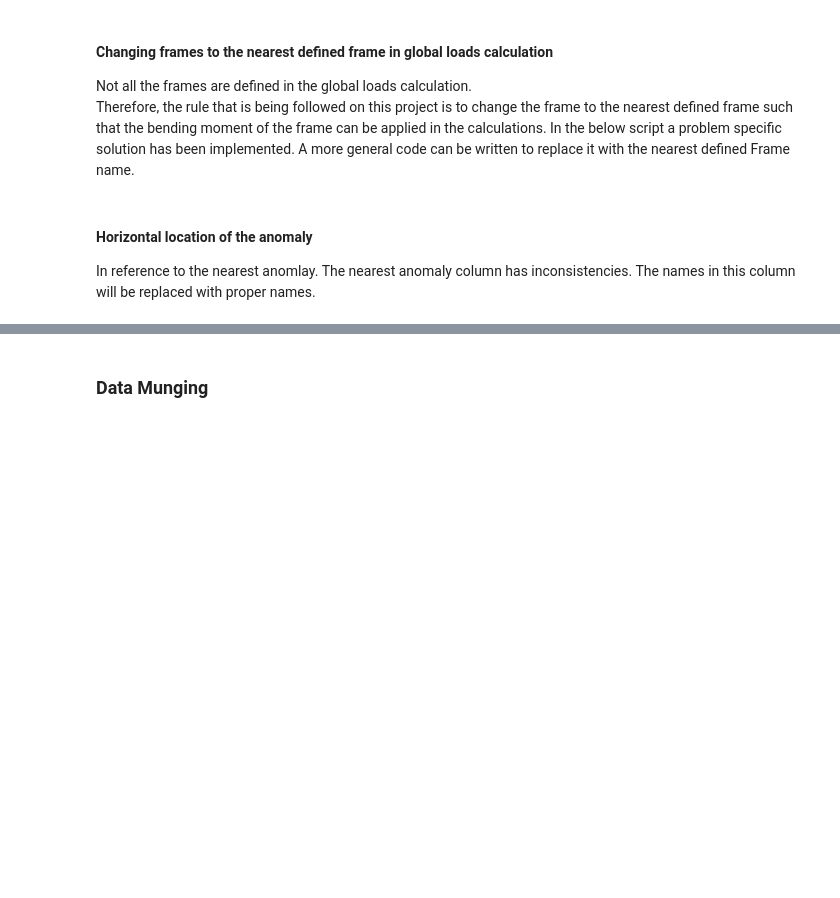
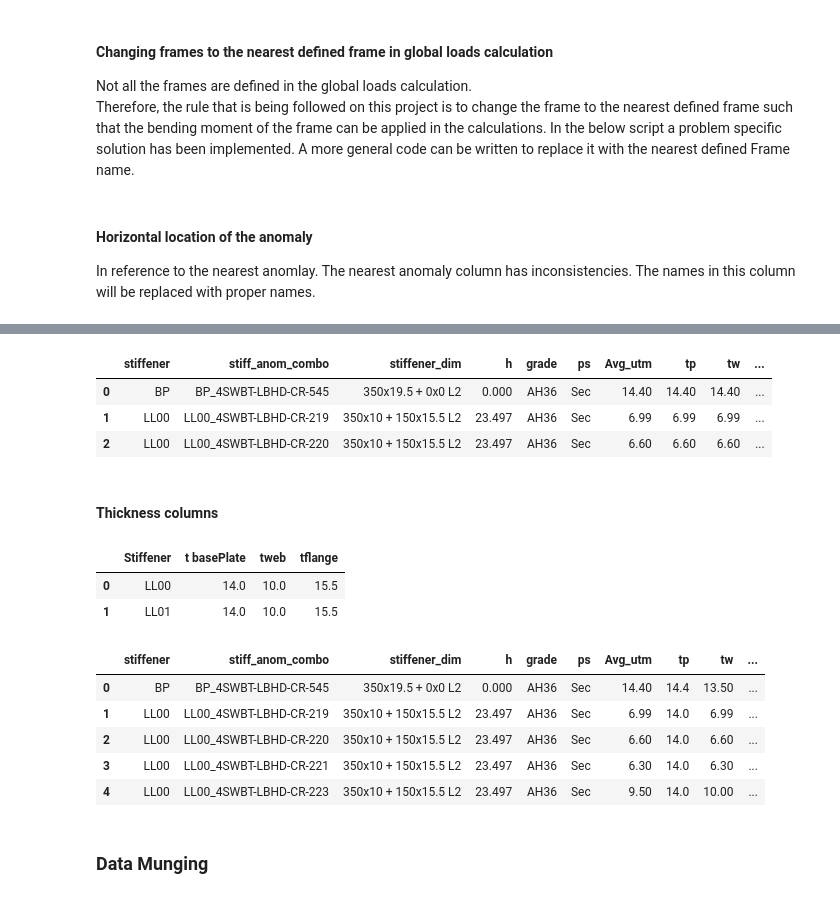
Before and after one commit to nishamnisham/PythonScripts, a Jupyter notebook: XLWINGS/jad_fmeca_b5_operation_calc.ipynb, the cells around one changed output, grey strips where cells are left out. Cells and saved outputs as stored; diff of their text form; code cells hidden in the pictures; blank space fills up the shorter version.

```diff
--- a/XLWINGS/jad_fmeca_b5_operation_calc.ipynb
+++ b/XLWINGS/jad_fmeca_b5_operation_calc.ipynb
@@ -104,0 +133,15 @@ df['nearest_transverse'] = df['nearest_transverse'].map(map_nearest_trns)
+# %%
+df.head(3)
+# %% [output]
+|  | stiffener | stiff_anom_combo | stiffener_dim | h | grade | ps | Avg_utm | tp | tw | ... |
+| 0 | BP | BP_4SWBT-LBHD-CR-545 | 350x19.5 + 0x0 L2 | 0.000 | AH36 | Sec | 14.40 | 14.40 | 14.40 | ... |
+| 1 | LL00 | LL00_4SWBT-LBHD-CR-219 | 350x10 + 150x15.5 L2 | 23.497 | AH36 | Sec | 6.99 | 6.99 | 6.99 | ... |
+| 2 | LL00 | LL00_4SWBT-LBHD-CR-220 | 350x10 + 150x15.5 L2 | 23.497 | AH36 | Sec | 6.60 | 6.60 | 6.60 | ... |
+# %% [markdown]
+#### Thickness columns
+# %%
+abts.head(2)
+# %% [output]
+|  | Stiffener | t basePlate | tweb | tflange |
+| 0 | LL00 | 14.0 | 10.0 | 15.5 |
+| 1 | LL01 | 14.0 | 10.0 | 15.5 |
@@ -105,3 +174,12 @@ df['nearest_transverse'] = df['nearest_transverse'].map(map_nearest_trns)
+# %%
+df.head()
+# %% [output]
+|  | stiffener | stiff_anom_combo | stiffener_dim | h | grade | ps | Avg_utm | tp | tw | ... |
+| 0 | BP | BP_4SWBT-LBHD-CR-545 | 350x19.5 + 0x0 L2 | 0.000 | AH36 | Sec | 14.40 | 14.4 | 13.50 | ... |
+| 1 | LL00 | LL00_4SWBT-LBHD-CR-219 | 350x10 + 150x15.5 L2 | 23.497 | AH36 | Sec | 6.99 | 14.0 | 6.99 | ... |
+| 2 | LL00 | LL00_4SWBT-LBHD-CR-220 | 350x10 + 150x15.5 L2 | 23.497 | AH36 | Sec | 6.60 | 14.0 | 6.60 | ... |
+| 3 | LL00 | LL00_4SWBT-LBHD-CR-221 | 350x10 + 150x15.5 L2 | 23.497 | AH36 | Sec | 6.30 | 14.0 | 6.30 | ... |
+| 4 | LL00 | LL00_4SWBT-LBHD-CR-223 | 350x10 + 150x15.5 L2 | 23.497 | AH36 | Sec | 9.50 | 14.0 | 10.00 | ... |
 # %% [markdown]
 ### Data Munging
 # %% [markdown]
```
Also changed, not shown: parts of 35 cells of this notebook, 3 other files.
